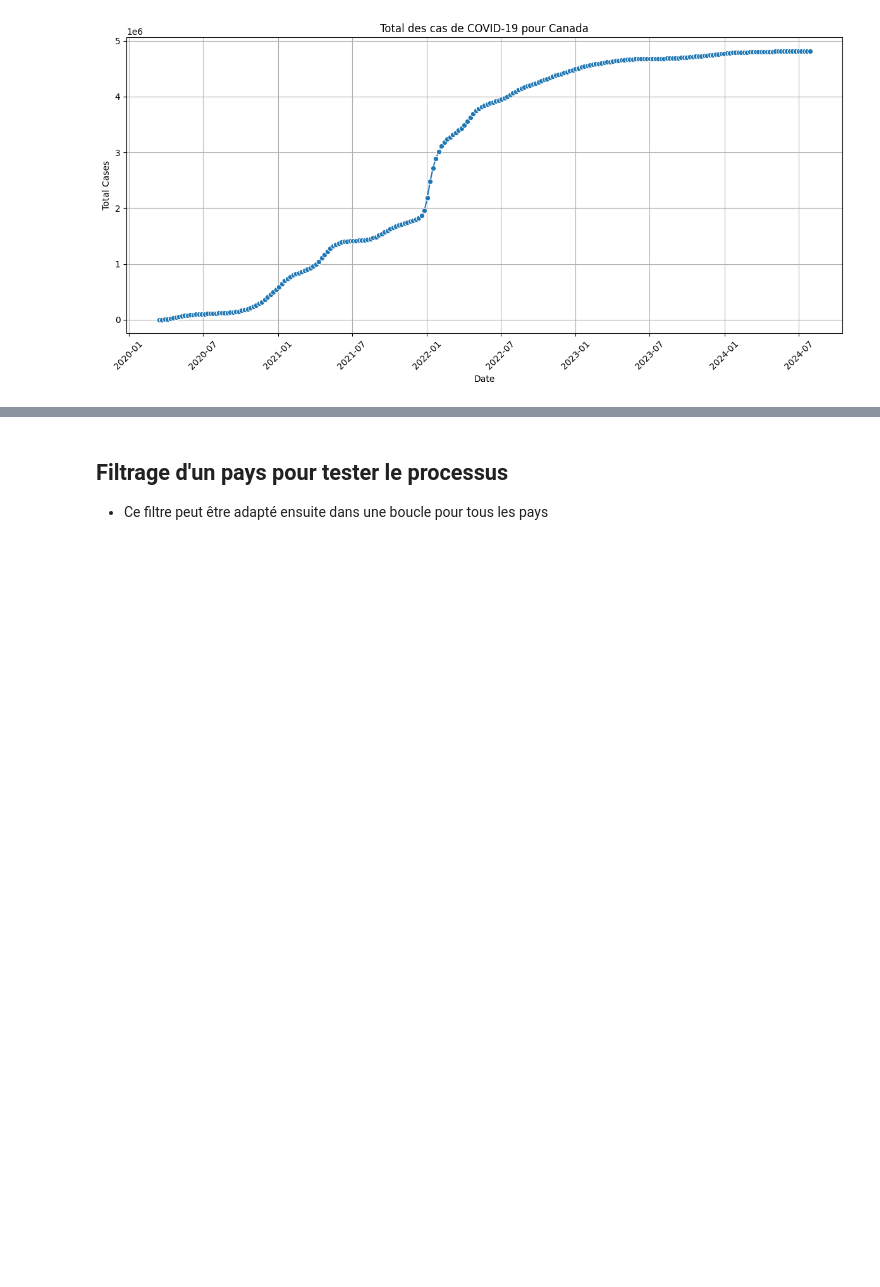
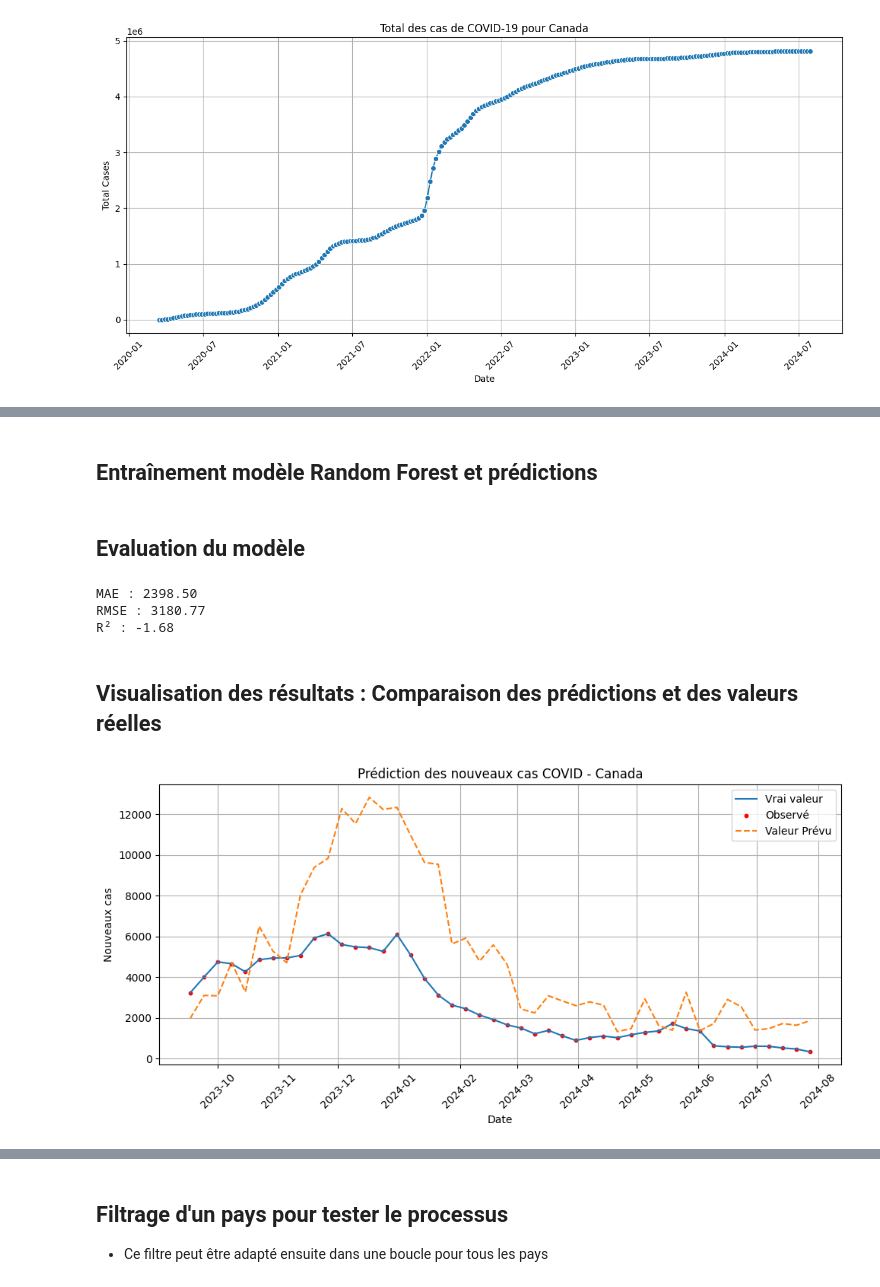
Before and after one commit to DJOUMESSI2004/mspr2, a Jupyter notebook: ml/notebook/exploration_canada.ipynb, the cells around one changed output, grey strips where cells are left out. Cells and saved outputs as stored; diff of their text form; code cells hidden in the pictures; blank space fills up the shorter version.

```diff
--- a/ml/notebook/exploration.ipynb
+++ b/ml/notebook/exploration_canada.ipynb
@@ -146,0 +212,43 @@ plot_country_cases(df, "Canada")
+# %%
+split_idx = int(len(df) * 0.8)  # cette ligne divise les données en 80% pour l'entraînement et 20% pour le test
+X_train, X_test = X.iloc[:split_idx], X.iloc[split_idx:]
+y_train, y_test = y.iloc[:split_idx], y.iloc[split_idx:]
+# %% [markdown]
+## Entraînement modèle Random Forest et prédictions
+# %%
+model = RandomForestRegressor(n_estimators=100, random_state=42)
+model.fit(X_train, y_train)
+
+# Prédictions
+y_pred = model.predict(X_test)
+# %% [markdown]
+## Evaluation du modèle
+# %%
+mae = mean_absolute_error(y_test, y_pred)
+rmse = np.sqrt(mean_squared_error(y_test, y_pred))
+r2 = r2_score(y_test, y_pred)
+
+print(f"MAE : {mae:.2f}")
+print(f"RMSE : {rmse:.2f}")
+print(f"R² : {r2:.2f}")
+# %% [output]
+MAE : 2398.50
+RMSE : 3180.77
+R² : -1.68
+# %% [markdown]
+## Visualisation des résultats : Comparaison des prédictions et des valeurs réelles
+# %%
+plt.figure(figsize=(10, 5))
+plt.plot(df["date"].iloc[split_idx:], y_test, label="Vrai valeur")
+plt.scatter(df["date"].iloc[split_idx:], y_test, color='red', label="Observé", s=10)
+plt.plot(df["date"].iloc[split_idx:], y_pred, label="Valeur Prévu", linestyle="--")
+plt.title("Prédiction des nouveaux cas COVID - Canada")
+plt.xticks(rotation=45)
+plt.xlabel("Date")
+plt.ylabel("Nouveaux cas")
+plt.legend()
+plt.grid()
+plt.tight_layout()
+plt.show()
+# %% [output]
+[figure, added]
```
Also changed, not shown: parts of 28 cells of this notebook, 1 other file.
